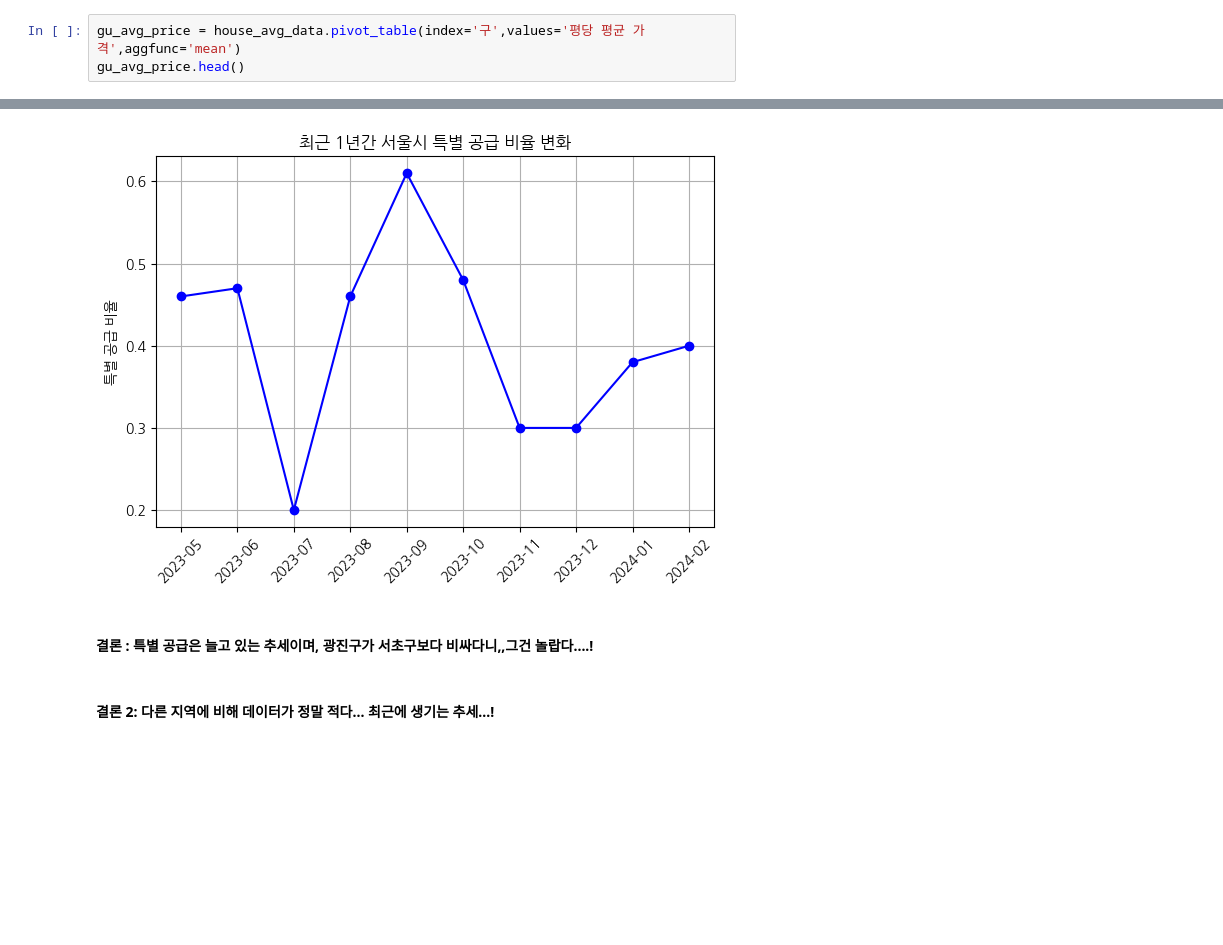
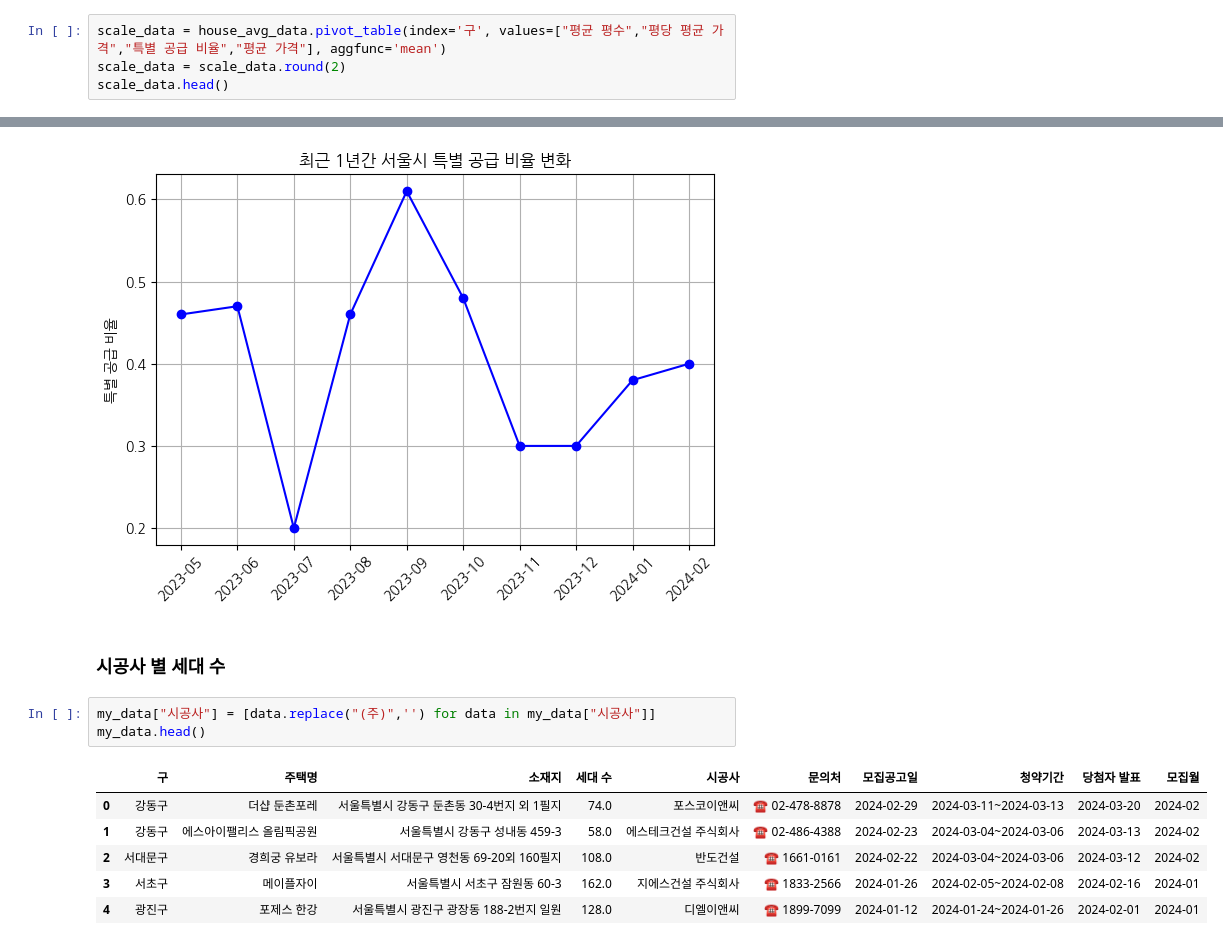
Before and after one commit to hyejidaimma/eda_first_repo, a Jupyter notebook: eda_sell_hyeji.ipynb, the cells around one changed output, grey strips where cells are left out. Cells and saved outputs as stored; diff of their text form; blank space fills up the shorter version.

```diff
--- a/eda_sell_hyeji.ipynb
+++ b/eda_sell_hyeji.ipynb
@@ -1089,6 +1096,7 @@ house_avg_data.head()
 | 3 | 서초구 | 메이플자이 | 서울특별시 서초구 잠원동 60-3 | 81.0 | 81.0 | 162.0 | 50.00 | 149850.00 | 0.50 | 2997.00 |
 | 4 | 광진구 | 포제스 한강 | 서울특별시 광진구 광장동 188-2번지 일원 | 94.0 | 34.0 | 128.0 | 178.00 | 1048571.43 | 0.27 | 5890.85 |
 # %%
-gu_avg_price = house_avg_data.pivot_table(index='구',values='평당 평균 가격',aggfunc='mean')
-gu_avg_price.head()
+scale_data = house_avg_data.pivot_table(index='구', values=["평균 평수","평당 평균 가격","특별 공급 비율","평균 가격"], aggfunc='mean')
+scale_data = scale_data.round(2)
+scale_data.head()
 # %% [output]
@@ -1294,7 +1300,15 @@ plt.tight_layout()
 plt.show()
 # %% [output]
 [figure]
-# %% [markdown]
-#### 결론 : 특별 공급은 늘고 있는 추세이며, 광진구가 서초구보다 비싸다니,,그건 놀랍다....!
-# %% [markdown]
-#### 결론 2: 다른 지역에 비해 데이터가 정말 적다... 최근에 생기는 추세...!
+# %% [markdown]
+### 시공사 별 세대 수
+# %%
+my_data["시공사"] = [data.replace("(주)",'') for data in my_data["시공사"]]
+my_data.head()
+# %% [output]
+|  | 구 | 주택명 | 소재지 | 세대 수 | 시공사 | 문의처 | 모집공고일 | 청약기간 | 당첨자 발표 | 모집월 |
+| 0 | 강동구 | 더샵 둔촌포레 | 서울특별시 강동구 둔촌동 30-4번지 외 1필지 | 74.0 | 포스코이앤씨 | ☎ 02-478-8878 | 2024-02-29 | 2024-03-11~2024-03-13 | 2024-03-20 | 2024-02 |
+| 1 | 강동구 | 에스아이팰리스 올림픽공원 | 서울특별시 강동구 성내동 459-3 | 58.0 | 에스테크건설 주식회사 | ☎ 02-486-4388 | 2024-02-23 | 2024-03-04~2024-03-06 | 2024-03-13 | 2024-02 |
+| 2 | 서대문구 | 경희궁 유보라 | 서울특별시 서대문구 영천동 69-20외 160필지 | 108.0 | 반도건설 | ☎ 1661-0161 | 2024-02-22 | 2024-03-04~2024-03-06 | 2024-03-12 | 2024-02 |
+| 3 | 서초구 | 메이플자이 | 서울특별시 서초구 잠원동 60-3 | 162.0 | 지에스건설 주식회사 | ☎ 1833-2566 | 2024-01-26 | 2024-02-05~2024-02-08 | 2024-02-16 | 2024-01 |
+| 4 | 광진구 | 포제스 한강 | 서울특별시 광진구 광장동 188-2번지 일원 | 128.0 | 디엘이앤씨 | ☎ 1899-7099 | 2024-01-12 | 2024-01-24~2024-01-26 | 2024-02-01 | 2024-01 |
```
Also changed, not shown: parts of 34 cells of this notebook.
